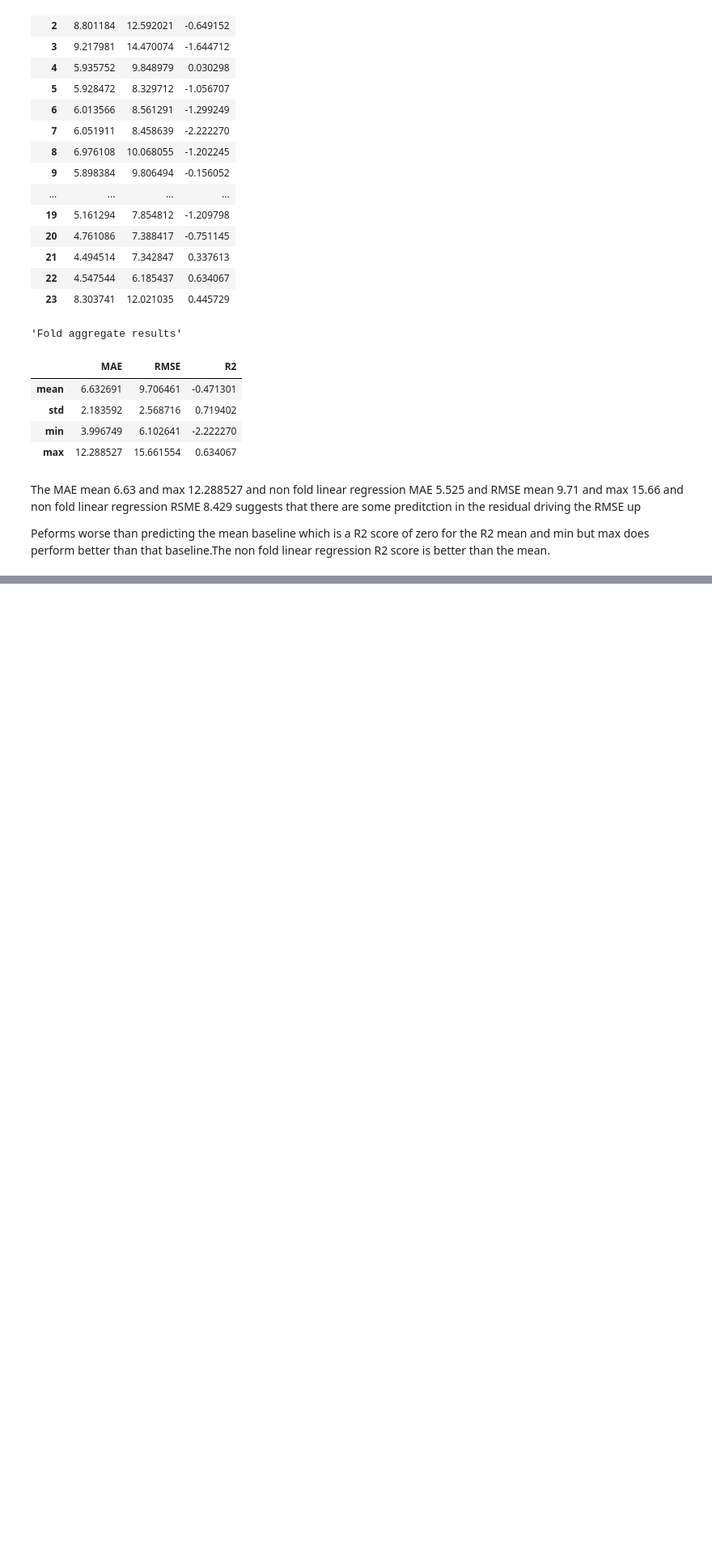
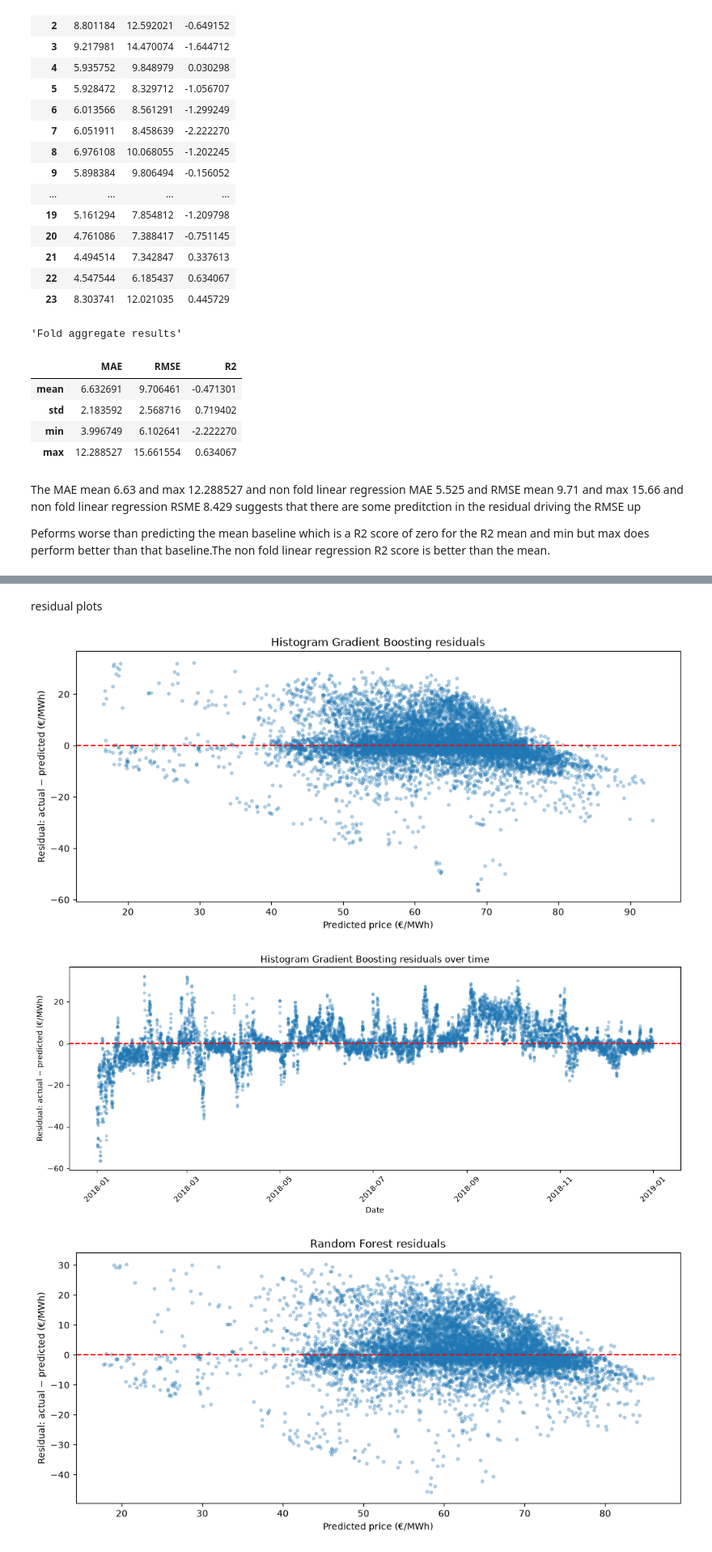
Before and after one commit to LeoFJoyce/using_machine_learning_for_forecasting_settlement_energy_prices, a Jupyter notebook: main.ipynb, the cells around one changed output, grey strips where cells are left out. Shown at 81% size. Cells and saved outputs as stored; diff of their text form; code cells hidden in the pictures; blank space fills up the shorter version.

```diff
--- a/main.ipynb
+++ b/main.ipynb
@@ -391,0 +718,11 @@ Peforms worse than predicting the mean baseline which is a R2 score of zero  for
+# %% [markdown]
+residual plots
+# %%
+plot_residuals(target_test,hgb_test_prediction,"Histogram Gradient Boosting")
+plot_residuals_over_time(target_test,hgb_test_prediction,"Histogram Gradient Boosting")
+plot_residuals(target_test,rf_test_prediction,"Random Forest")
+plot_residuals_over_time(target_test,rf_test_prediction,"Random Forest")
+# %% [output]
+[figure, added]
+[figure, added]
+[figure, added]
```
Also changed, not shown: parts of 34 cells of this notebook, 3 other files.
